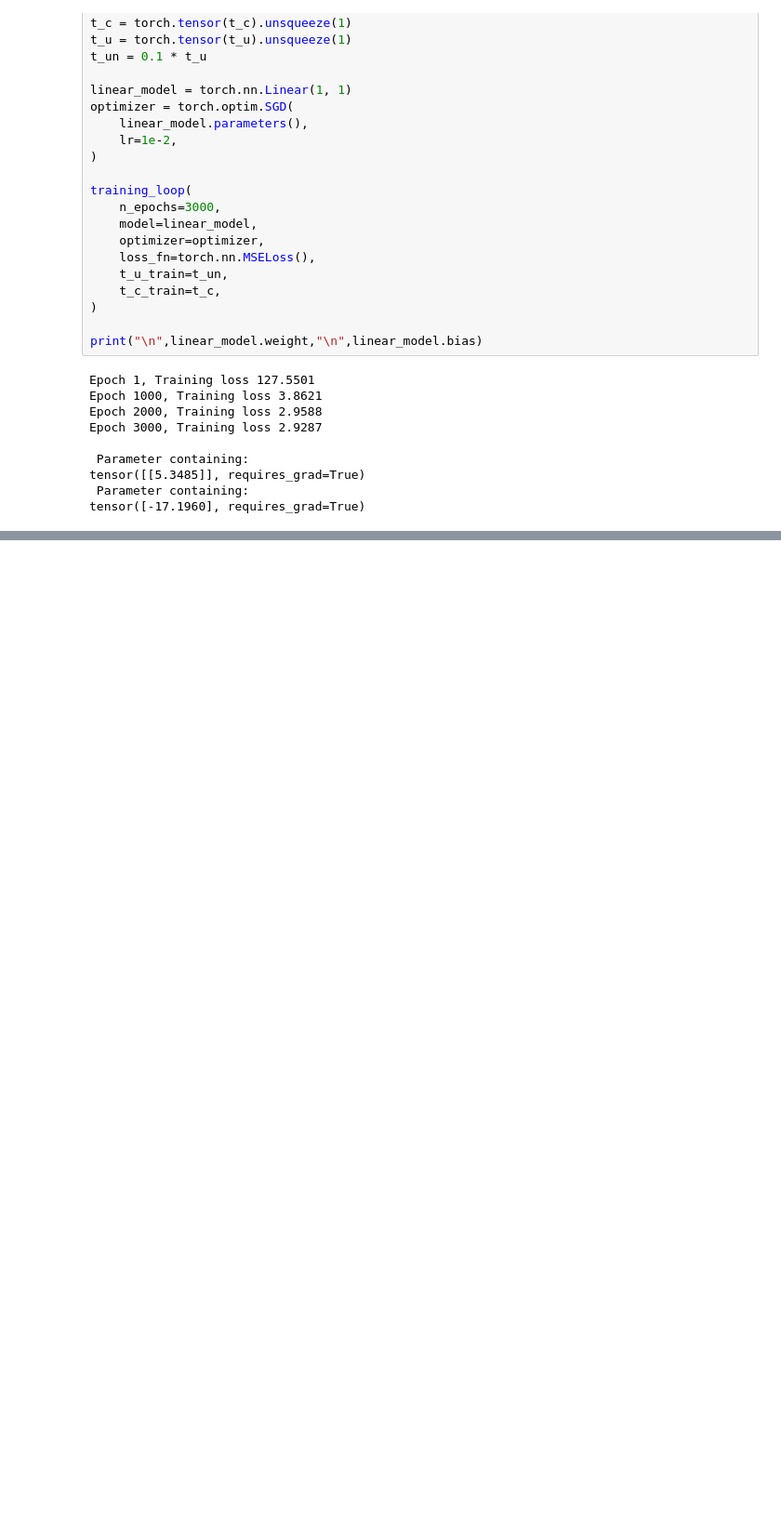
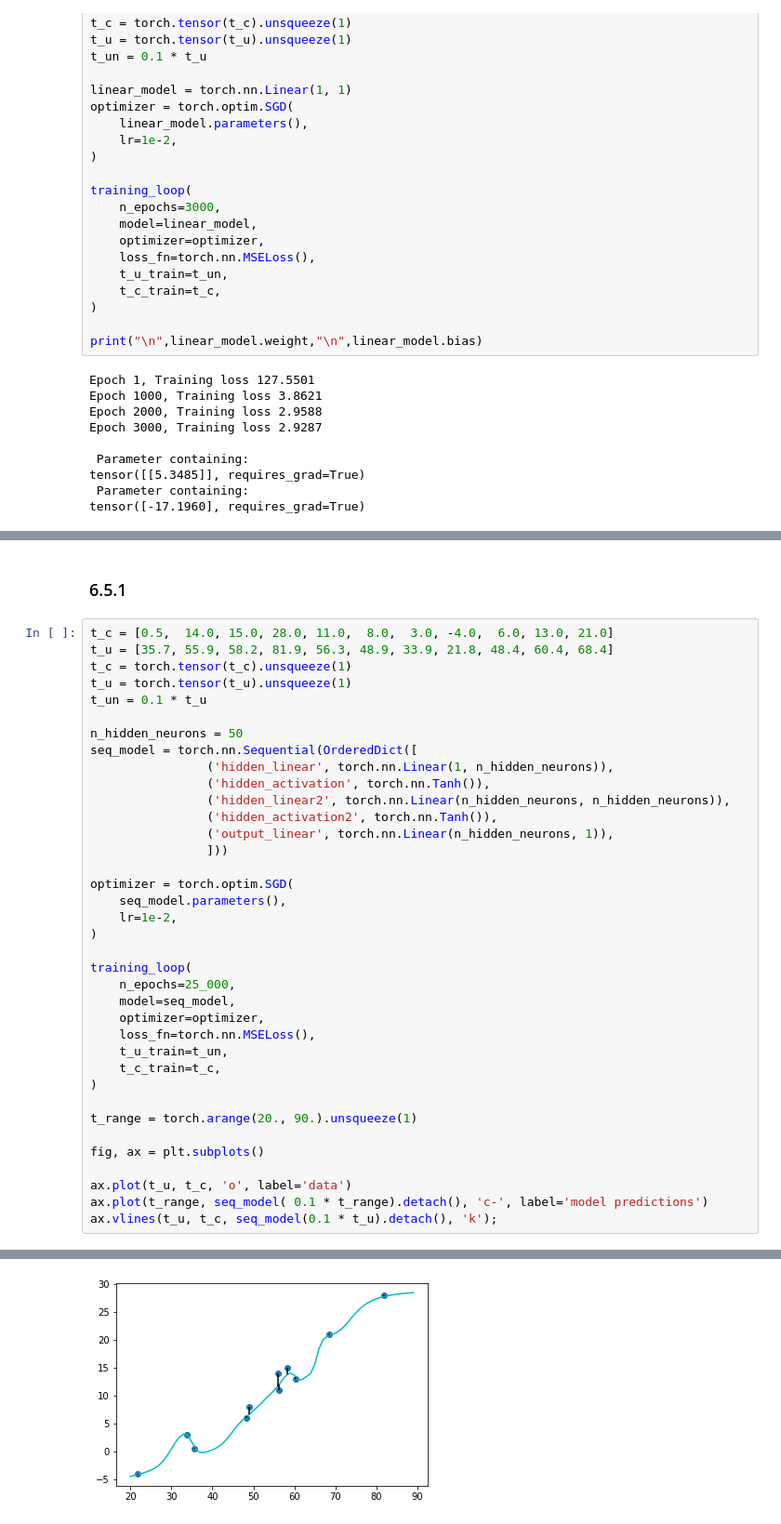
Before and after one commit to StanleyTuz/bayesian-ml, a Jupyter notebook: pytorch/ch6.ipynb, the cells around one changed output, grey strips where cells are left out. Shown: that part at 93% size. Saved outputs shown, nothing was run; the diff lists cells and outputs as text; blank space fills up the shorter version.

```diff
--- a/pytorch/ch6.ipynb
+++ b/pytorch/ch6.ipynb
@@ -102,0 +170,40 @@ tensor([-17.1960], requires_grad=True)
+# %% [markdown]
+### 6.5.1
+# %%
+t_c = [0.5,  14.0, 15.0, 28.0, 11.0,  8.0,  3.0, -4.0,  6.0, 13.0, 21.0]
+t_u = [35.7, 55.9, 58.2, 81.9, 56.3, 48.9, 33.9, 21.8, 48.4, 60.4, 68.4]
+t_c = torch.tensor(t_c).unsqueeze(1)
+t_u = torch.tensor(t_u).unsqueeze(1)
+t_un = 0.1 * t_u
+
+n_hidden_neurons = 50
+seq_model = torch.nn.Sequential(OrderedDict([
+                ('hidden_linear', torch.nn.Linear(1, n_hidden_neurons)),
+                ('hidden_activation', torch.nn.Tanh()),
+                ('hidden_linear2', torch.nn.Linear(n_hidden_neurons, n_hidden_neurons)),
+                ('hidden_activation2', torch.nn.Tanh()),
+                ('output_linear', torch.nn.Linear(n_hidden_neurons, 1)),
+                ]))
+
+optimizer = torch.optim.SGD(
+    seq_model.parameters(),
+    lr=1e-2,
+)
+
+training_loop(
+    n_epochs=25_000,
+    model=seq_model,
+    optimizer=optimizer,
+    loss_fn=torch.nn.MSELoss(),
+    t_u_train=t_un,
+    t_c_train=t_c,
+)
+
+t_range = torch.arange(20., 90.).unsqueeze(1)
+
+fig, ax = plt.subplots()
+
+ax.plot(t_u, t_c, 'o', label='data')
+ax.plot(t_range, seq_model( 0.1 * t_range).detach(), 'c-', label='model predictions')
+ax.vlines(t_u, t_c, seq_model(0.1 * t_u).detach(), 'k');
+# %% [output]
@@ -102,0 +227 @@ tensor([-17.1960], requires_grad=True)
+[figure, added]
```
Also changed, not shown: parts of 8 cells of this notebook, 1 other file.
